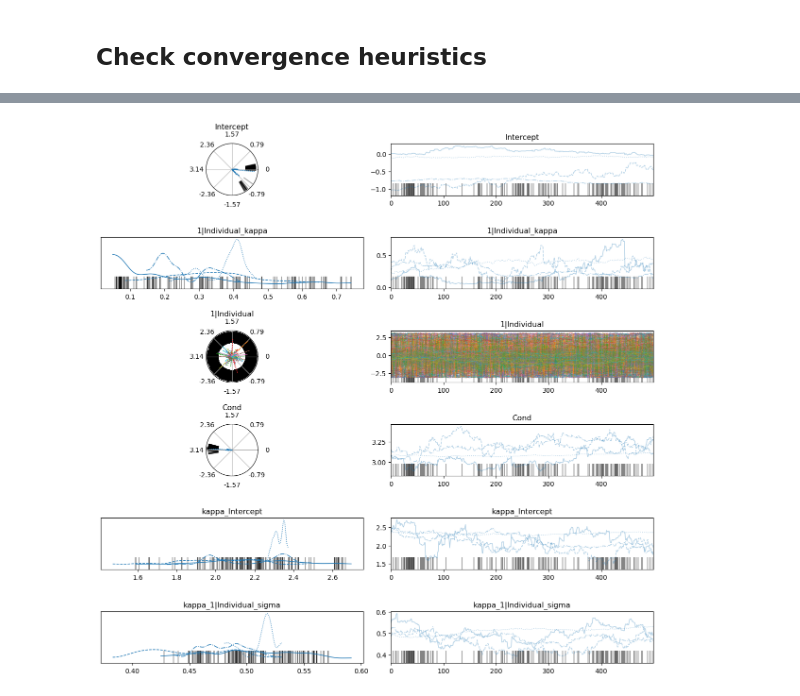
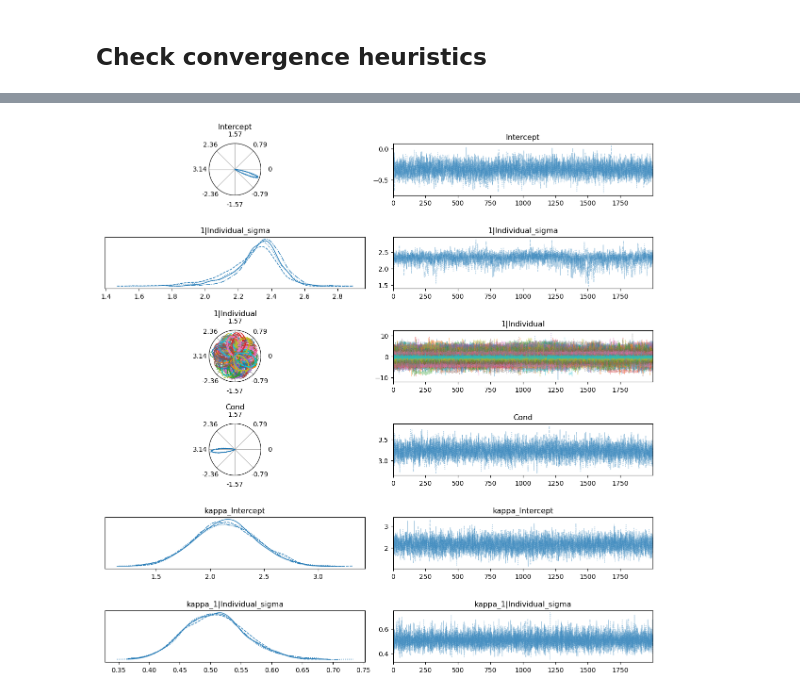
Before and after one commit to jgraving/unwrap, a Jupyter notebook: notebooks/polarization.ipynb, the cells around one changed output, grey strips where cells are left out. Saved outputs shown, nothing was run; the diff lists cells and outputs as text; code cells hidden in the pictures.

Commit message:
Normal empirical prior on individual directions

```diff
--- a/notebooks/polarization.ipynb
+++ b/notebooks/polarization.ipynb
@@ -226,7 +233,8 @@ from unwrap.prior import CircularUniformPrior
 # from unwrap.distributions import BimodalVonMises
 from pymc import VonMises
 
-from scipy.stats import circmean, circstd
+from scipy.stats import vonmises, circstd
+from unwrap.bessel import inverse_bessel_ratio
 
 
 #1st test, doubled angles as in Foster et al., 2019
@@ -237,7 +245,10 @@ df['Cond'] = df['PolAngle_rad'].astype('category')
 df_max = df[df['DoLP'] > 0.31 ] #20250327 add the 2nd most polarized condition to get more data to fit to
 # Population mean as prior
 condata = df[df['Cond'] == 0 ] #just the data for polarizer to the North, expect a change of +-90° (x2 = 180°) for polarizer East
-mu_prior = circmean(condata['TwoAngle'])
+# mu_prior = circmean(condata['TwoAngle'])
+# kappa_prior = circrho(condata['TwoAngle'])
+vm_prior = vonmises.fit(condata["TwoAngle"], fscale=1)
+sd_prior = circstd(condata["TwoAngle"])
 
 # Define the model formula with updated, capitalized variable names.
 formula = bmb.Formula(
@@ -252,15 +263,19 @@ priors = {
     # Fixed effects for μ:
     # "Intercept": CircularUniformPrior(), # Unbiased prior, pop mean can be in any direction
     # It is difficult to find the mean of uniformly distributed individual headings, may be better to anchor it
-    "Intercept": bmb.Prior("VonMises", mu=mu_prior, kappa=10),
+    "Intercept": bmb.Prior("VonMises", mu=vm_prior[1], kappa=100.0),
     # We expect the effect of condition to be a change of 180° (2 x 90°), most priors find this fairly well
     "Cond": bmb.Prior("Normal", mu=np.pi, sigma=90*np.pi/180), #
     # Individual-level effects for μ: #bias to high kappa appears to cause divergent transitions here; large sigma slows estimation; mu=log(30), sigma=0.1 appears to be a good compromise.
     "1|Individual": bmb.Prior(
         # Weak prior, individuals weakly clustered around pop mean
-    # "VonMises", mu=0, kappa=bmb.Prior("LogNormal", mu=np.log(10), sigma=0.5)
+        #normal version
+    "Normal", mu=0, sigma=bmb.Prior("StudentT", nu = 3, mu=sd_prior, sigma = 0.1) #assume the ML estimate is correct
+    # "Normal", mu=0, sigma=bmb.Prior("LogNormal", mu=np.log(sd_prior), sigma=0.1) #assume the ML estimate is correct
+    # "VonMises", mu=0, kappa=bmb.Prior("LogNormal", mu=np.log(vm_prior[0]), sigma=0.1) #assume the ML estimate is correct
+    # "VonMises", mu=0, kappa=bmb.Prior("LogNormal", mu=np.log(10.0), sigma=0.5)
     # In these experiments, we have no expectation that beetles would choose the same direction in their 1st trial
-    "VonMises", mu=0, kappa=bmb.Prior("HalfNormal", sigma=2.0)
+    # "VonMises", mu=0, kappa=bmb.Prior("HalfNormal", sigma=2.0)
     ),
     # Priors for the κ-model (inside the "kappa" dictionary):
     "kappa": {
@@ -290,7 +305,8 @@ model = bmb.Model(
 print(model)
 
 # Fit the model.
-idata = model.fit(draws=500,   tune = 500,
+idata = model.fit(draws= 2000,
+                  tune = 2000,
                   init = 'auto',
                   progressbar=True) # be prepared for this to take a very long time to run on Windows!
 # %% [output]
@@ -355,21 +367,22 @@ az.summary(
 # %%
 az.plot_trace(idata,
               var_names=["Intercept",
-               "1|Individual_kappa",
+            #    "1|Individual_kappa",
+               "1|Individual_sigma",
                "1|Individual",
                 "Cond",
                 "kappa_Intercept",
                "kappa_1|Individual_sigma",
                 ],
     circ_var_names=["Intercept",
                     "Cond",
                     "1|Individual"
                     ]
 )
 plt.tight_layout()
 plt.show()
 # %% [output]
-[figure, old version]
+[figure, new version]
 # %%
 # #help with progressbar on Mac?
 # # https://discourse.pymc.io/t/progress-bar-not-showing-in-pymc3-3-11-1/6898/4
```
Also changed, not shown: parts of 3 cells of this notebook.
